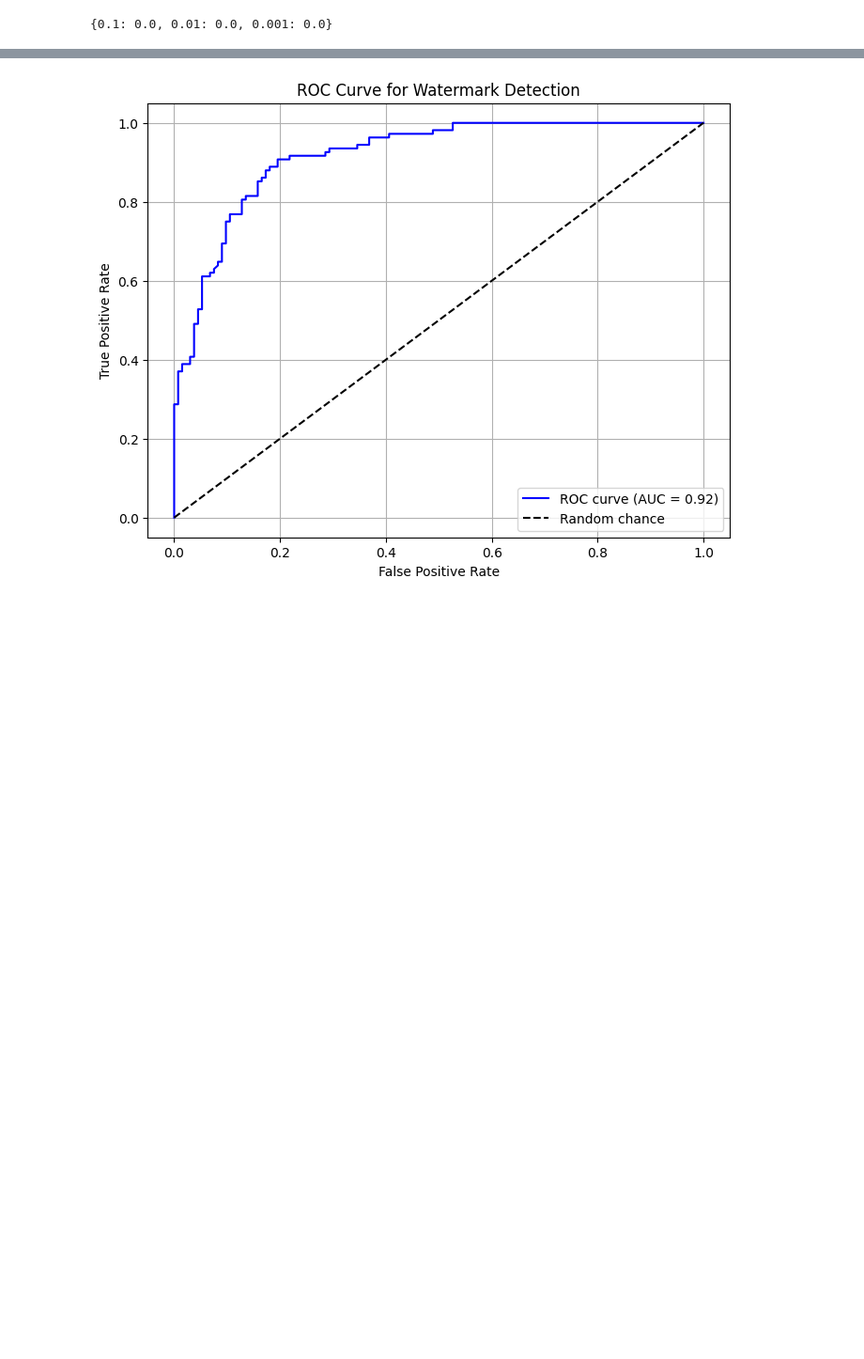
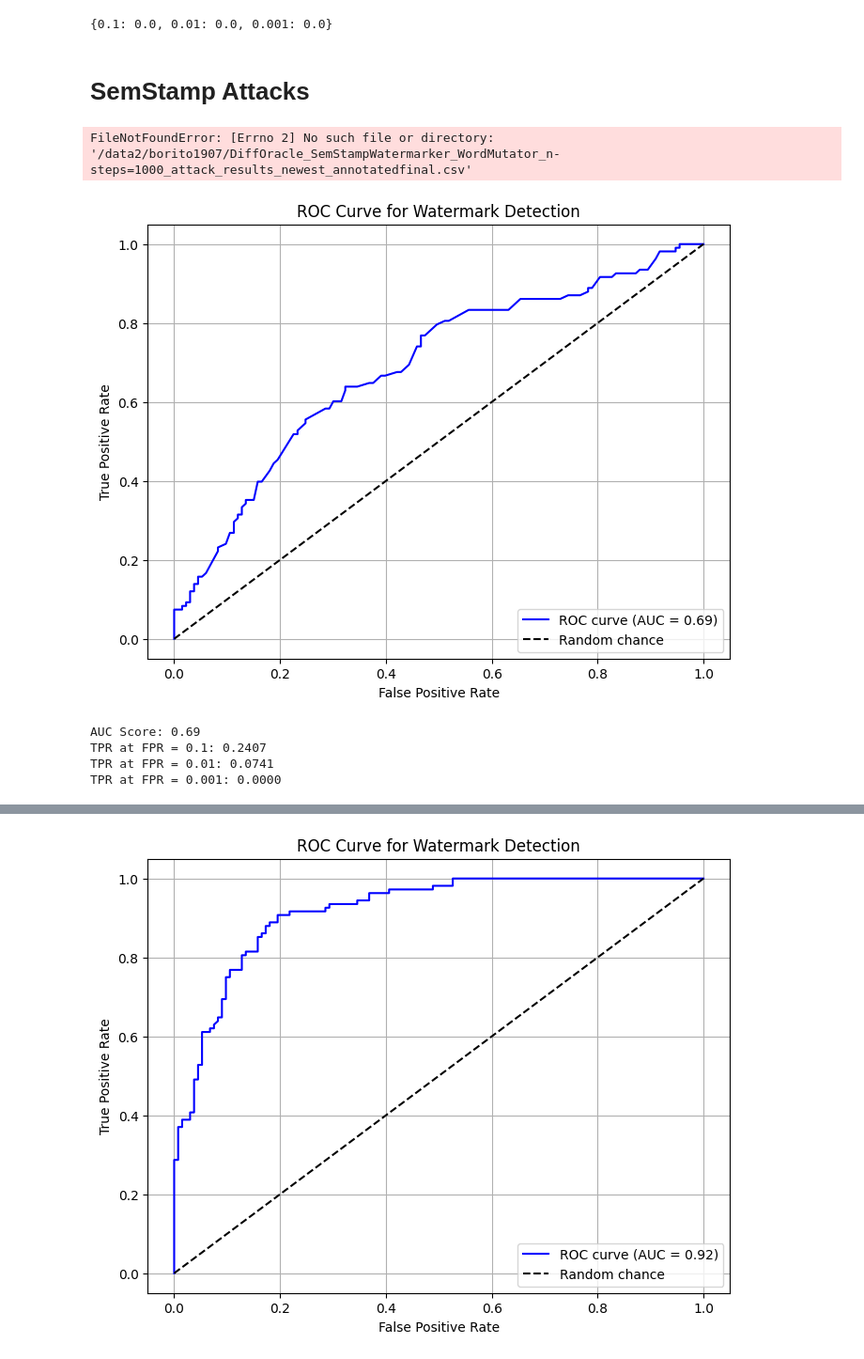
Before and after one commit to borito1907/impossibility-watermark, a Jupyter notebook: unwatermarked_scores/analysis.ipynb, the cells around one changed output, grey strips where cells are left out. Shown at 94% size. Cells and saved outputs as stored; diff of their text form; code cells hidden in the pictures; blank space fills up the shorter version.

Commit message:
new attacks

```diff
--- a/unwatermarked_scores/analysis.ipynb
+++ b/unwatermarked_scores/analysis.ipynb
@@ -156,7 +156,7 @@ def process_dataframes(df_path: str, unwatermarked_df: pd.DataFrame):
     plot_watermark_roc_and_tpr_z(semstamp_sentence_zscores, unwatermarked_df)
 
     # Return relevant information if needed
-    return semstamp_sentence_og_texts, semstamp_sentence_prompts, semstamp_sentence_mutated_texts, semstamp_sentence_zscores
+    # return semstamp_sentence_og_texts, semstamp_sentence_prompts, semstamp_sentence_mutated_texts, semstamp_sentence_zscores
 # %%
 semstamp_unwatermarked_df = pd.read_csv('/data2/borito1907/impossibility-watermark/unwatermarked_scores/semstamp_detect_unwatermarked.csv')
 
@@ -201,3 +201,17 @@ TPR at FPR = 0.1: 0.0000
 TPR at FPR = 0.01: 0.0000
 TPR at FPR = 0.001: 0.0000
 {0.1: 0.0, 0.01: 0.0, 0.001: 0.0}
+# %% [markdown]
+# SemStamp Attacks
+# %%
+process_dataframes('/data2/borito1907/DiffOracle_semstamp_WordMutator_n-steps=1000_attack_results_newest_annotatedfinal.csv', semstamp_unwatermarked_df)
+# %% [output]
+FileNotFoundError: [Errno 2] No such file or directory: '/data2/borito1907/DiffOracle_SemStampWatermarker_WordMutator_n-steps=1000_attack_results_newest_annotatedfinal.csv'
+# %%
+process_dataframes('/data2/borito1907/impossibility-watermark/attack_traces/DiffOracle_SemStampWatermarker_SpanMutator_n-steps=200_attack_results_annotated.csv', semstamp_unwatermarked_df)
+# %% [output]
+[figure, added]
+AUC Score: 0.69
+TPR at FPR = 0.1: 0.2407
+TPR at FPR = 0.01: 0.0741
+TPR at FPR = 0.001: 0.0000
```
Also changed, not shown: parts of 7 cells of this notebook, 53 other files.
